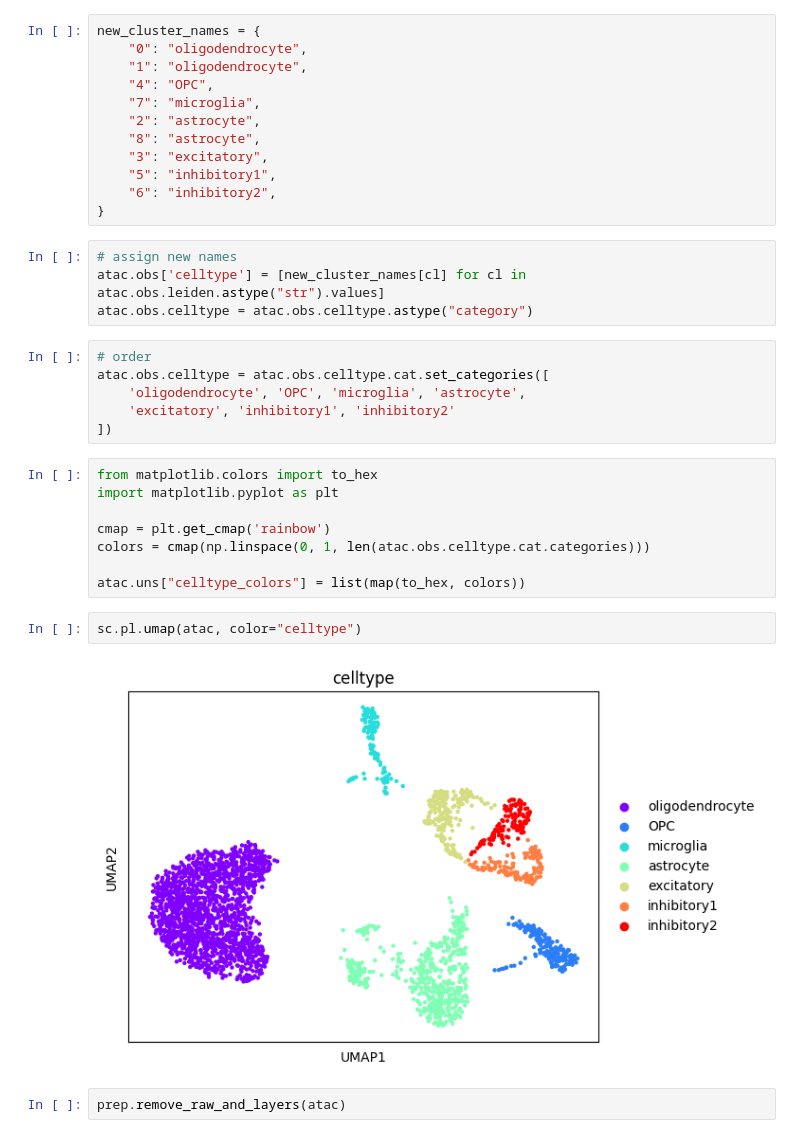
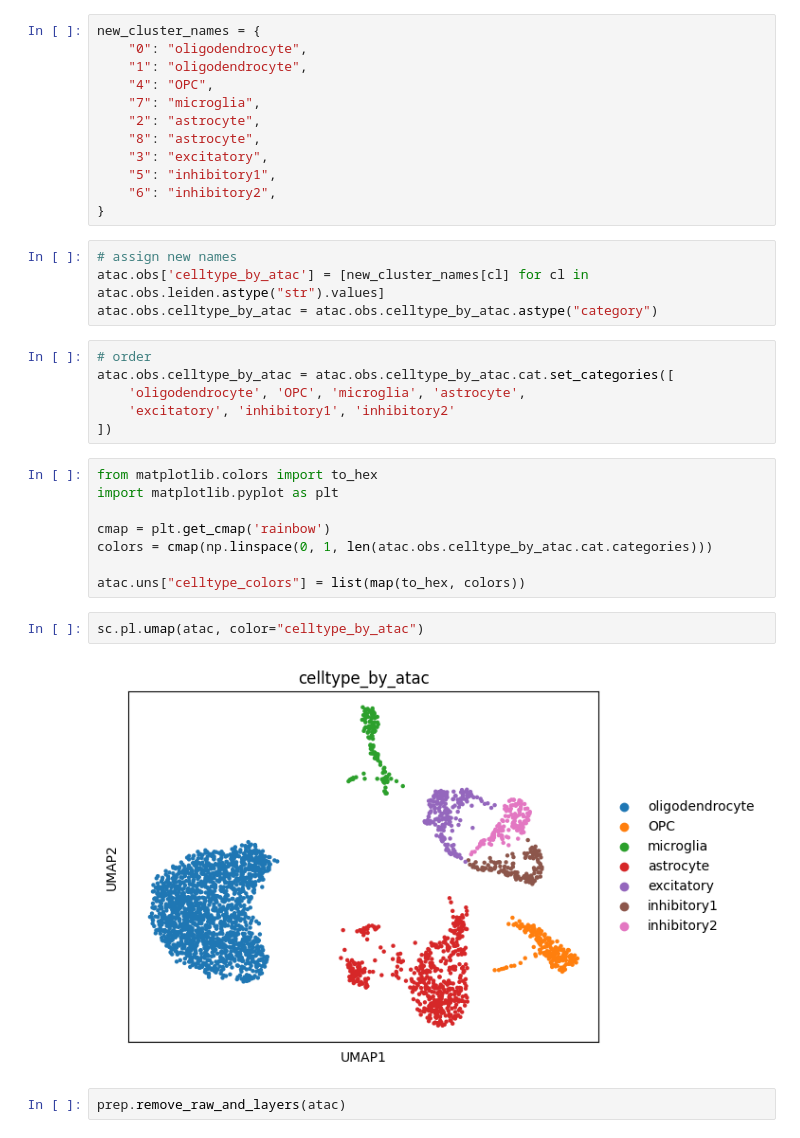
Before and after one commit to Bayer-Group/cellenium, a Jupyter notebook: data_import/public_data/3k_brain_cells.ipynb, the cells around one changed output. Cells and saved outputs as stored; diff of their text form.

```diff
--- a/data_import/public_data/3k_brain_cells.ipynb
+++ b/data_import/public_data/3k_brain_cells.ipynb
@@ -240,11 +232,11 @@ new_cluster_names = {
 }
 # %%
 # assign new names
-atac.obs['celltype'] = [new_cluster_names[cl] for cl in atac.obs.leiden.astype("str").values]
-atac.obs.celltype = atac.obs.celltype.astype("category")
+atac.obs['celltype_by_atac'] = [new_cluster_names[cl] for cl in atac.obs.leiden.astype("str").values]
+atac.obs.celltype_by_atac = atac.obs.celltype_by_atac.astype("category")
 # %%
 # order
-atac.obs.celltype = atac.obs.celltype.cat.set_categories([
+atac.obs.celltype_by_atac = atac.obs.celltype_by_atac.cat.set_categories([
     'oligodendrocyte', 'OPC', 'microglia', 'astrocyte',
     'excitatory', 'inhibitory1', 'inhibitory2'
 ])
@@ -253,13 +245,13 @@ from matplotlib.colors import to_hex
 import matplotlib.pyplot as plt
 
 cmap = plt.get_cmap('rainbow')
-colors = cmap(np.linspace(0, 1, len(atac.obs.celltype.cat.categories)))
+colors = cmap(np.linspace(0, 1, len(atac.obs.celltype_by_atac.cat.categories)))
 
 atac.uns["celltype_colors"] = list(map(to_hex, colors))
 # %%
-sc.pl.umap(atac, color="celltype")
+sc.pl.umap(atac, color="celltype_by_atac")
 # %% [output]
-[figure, old version]
+[figure, new version]
 # %%
 prep.remove_raw_and_layers(atac)
 # %%
```
Also changed, not shown: parts of 50 cells of this notebook.
